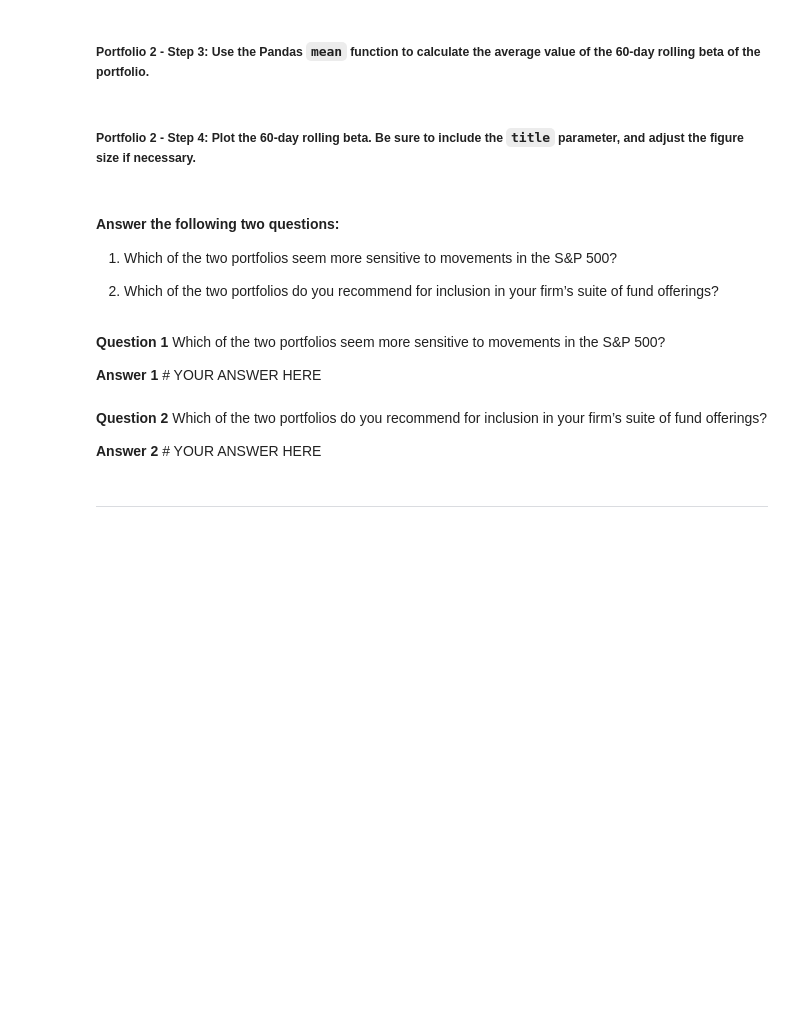
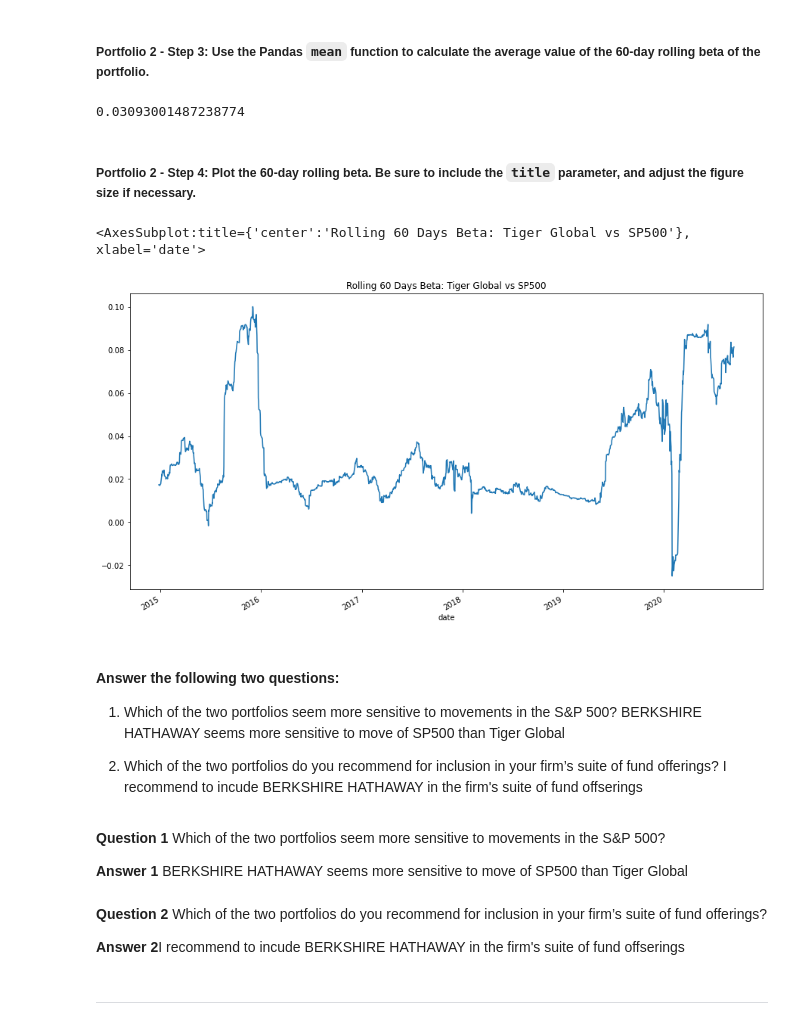
Before and after one commit to TaoNYC/columbia_fintech, a Jupyter notebook: Challenge_4_Quantative_Portfolio_Analysis_On_Hedge_Funds/risk_return_analysis.ipynb, the cells around one changed output. Cells and saved outputs as stored; diff of their text form; code cells hidden in the pictures; blank space fills up the shorter version.

Commit message:
added 2nd fund

```diff
--- a/Challenge_4_Quantative_Portfolio_Analysis_On_Hedge_Funds/risk_return_analysis.ipynb
+++ b/Challenge_4_Quantative_Portfolio_Analysis_On_Hedge_Funds/risk_return_analysis.ipynb
@@ -527,3 +527,5 @@ beta_rolling_60_bh_vs_sp500.plot(figsize=(15,8),title="Rolling 60 Days Beta: BH
 # Calculate the covariance using a 60-day rolling window
 # Review the last five rows of the covariance data
 # YOUR CODE HERE
+covariance_rolling_60_tiger_vs_sp500 = daily_return_whales_nav_df['TIGER GLOBAL MANAGEMENT LLC'].rolling(window=60).cov(daily_return_whales_nav_df['S&P 500'])
+covariance_rolling_60_tiger_vs_sp500.tail()
@@ -533,3 +543,5 @@ beta_rolling_60_bh_vs_sp500.plot(figsize=(15,8),title="Rolling 60 Days Beta: BH
 # Calculate the beta based on the 60-day rolling covariance compared to the market (S&P 500)
 # Review the last five rows of the beta information
 # YOUR CODE HERE
+beta_rolling_60_tiger_vs_sp500 = covariance_rolling_60_tiger_vs_sp500/variance_rolling_60_sp500
+beta_rolling_60_tiger_vs_sp500.tail()
@@ -538,25 +558,35 @@ beta_rolling_60_bh_vs_sp500.plot(figsize=(15,8),title="Rolling 60 Days Beta: BH
 # %%
 # Calculate the average of the 60-day rolling beta
 # YOUR CODE HERE
+average_beta_rolling_60_tiger_vs_sp500 = beta_rolling_60_tiger_vs_sp500.mean()
+display(average_beta_rolling_60_tiger_vs_sp500)
+# %% [output]
+0.03093001487238774
 # %% [markdown]
 ##### Portfolio 2 - Step 4: Plot the 60-day rolling beta. Be sure to include the `title` parameter, and adjust the figure size if necessary.
 # %%
 # Plot the rolling beta
 # Include a title parameter and adjust the figure size
 # YOUR CODE HERE
+beta_rolling_60_tiger_vs_sp500.plot(figsize=(15,8),title="Rolling 60 Days Beta: Tiger Global vs SP500")
+# %% [output]
+<AxesSubplot:title={'center':'Rolling 60 Days Beta: Tiger Global vs SP500'}, xlabel='date'>
+[figure, added]
 # %% [markdown]
 #### Answer the following two questions:
 
 1. Which of the two portfolios seem more sensitive to movements in the S&P 500?
+BERKSHIRE HATHAWAY seems more sensitive to move of SP500 than Tiger Global
 
 2. Which of the two portfolios do you recommend for inclusion in your firm’s suite of fund offerings?
+I recommend to incude BERKSHIRE HATHAWAY in the firm's suite of fund offserings
 # %% [markdown]
 **Question 1** Which of the two portfolios seem more sensitive to movements in the S&P 500?
 
-**Answer 1** # YOUR ANSWER HERE
+**Answer 1** BERKSHIRE HATHAWAY seems more sensitive to move of SP500 than Tiger Global
 # %% [markdown]
 **Question 2** Which of the two portfolios do you recommend for inclusion in your firm’s suite of fund offerings?
 
-**Answer 2** # YOUR ANSWER HERE
+**Answer 2**I recommend to incude BERKSHIRE HATHAWAY in the firm's suite of fund offserings
 # %% [markdown]
 ---
```
Also changed, not shown: parts of 2 cells of this notebook.
